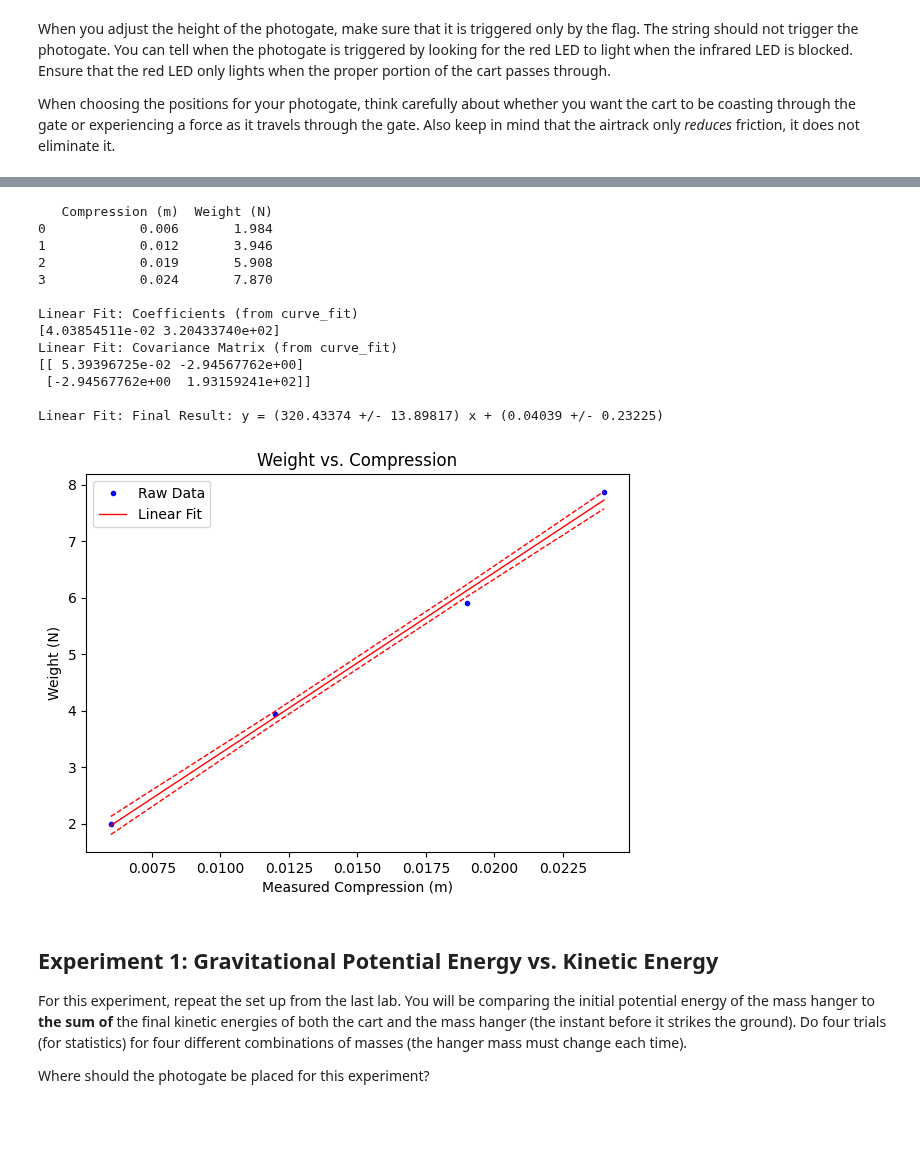
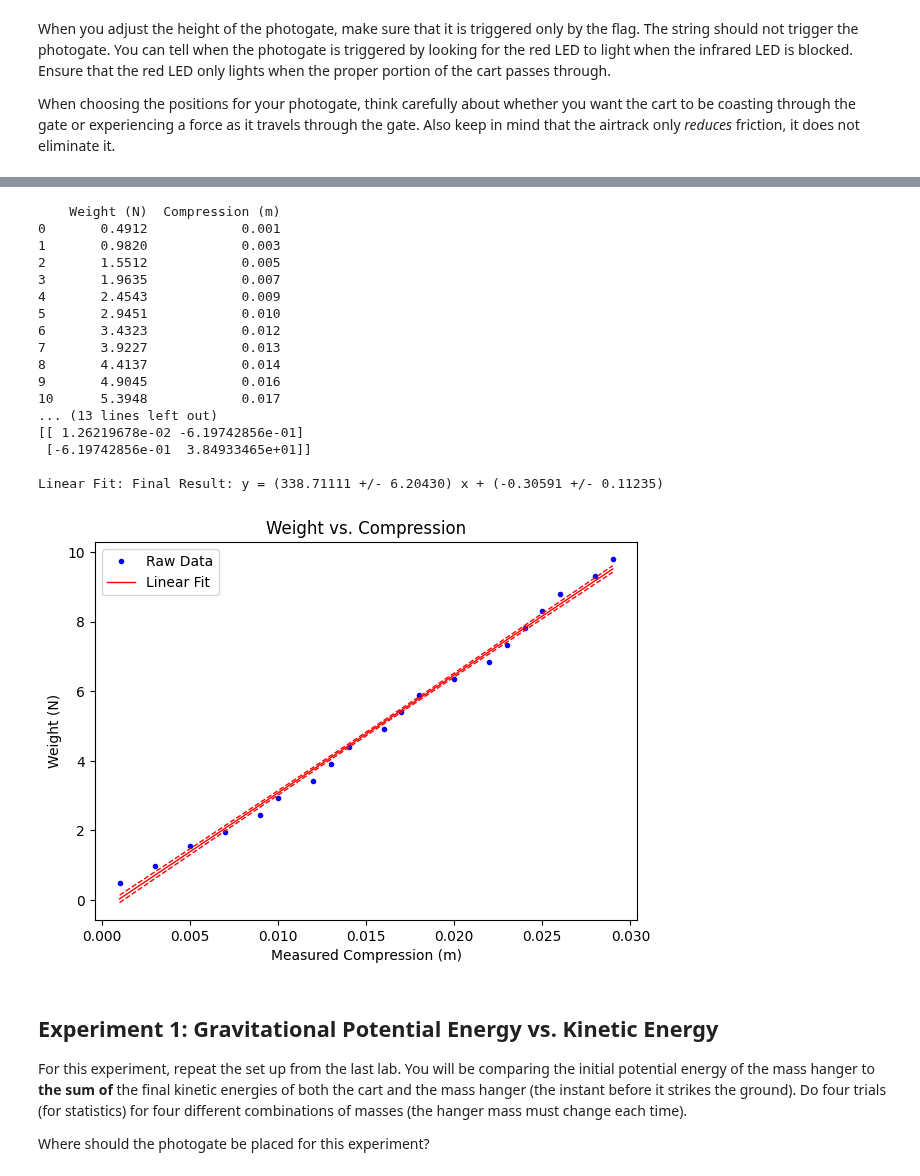
Before and after one commit to brash99/PhysicsLabs, a Jupyter notebook: PHYS201L/JupyterNotebooks/Lab5/NewData_Lab5.ipynb, the cells around one changed output, grey strips where cells are left out. Cells and saved outputs as stored; diff of their text form; code cells hidden in the pictures; blank space fills up the shorter version.

Commit message:
Measured spring constant in lab5 with new data

```diff
--- a/PHYS201L/JupyterNotebooks/Lab5/NewData_Lab5.ipynb
+++ b/PHYS201L/JupyterNotebooks/Lab5/NewData_Lab5.ipynb
@@ -140,7 +140,7 @@ the graphs you produce for each team member. **Be sure to properly label your gr
 
 # Reads the name of the csv file and gets the data
 # You will need to change this to your csv file path, most likely "./<file name>.csv"
-df = pd.read_csv("../../../ExampleFiles/Spring Constant.csv")
+df = pd.read_csv("./Spring_Constant.csv")
 
 # Prints information about the file
 #df.info()
@@ -154,46 +154,50 @@ compr = df.filter(['Compression (m)'], axis=1).dropna()
 
 # Create a figure of reasonable size and resolution, white background, black edge color
 fig=plt.figure(figsize=(7,5), dpi= 100, facecolor='w', edgecolor='k')
 
 # Gets the data values for x and y
 x_data = compr.values.reshape(-1, 1)
 y_data = weight.values.reshape(-1, 1)
 
 xi = df['Compression (m)'].to_numpy()
 yi = df['Weight (N)'].to_numpy()
 
 # Creates the base plot with titles
 plt.plot(x_data,y_data,'b.',label='Raw Data')
 plt.ylabel('Weight (N)')
 plt.xlabel('Measured Compression (m)')
 plt.title('Weight vs. Compression')
 
 # Takes the x and y values to make a trendline
 intercept, slope, dintercept, dslope = linear_fit_plot(xi,yi,plt)
 #intercept, slope, dintercept, dslope = linear_fit_plot_errors(xi,yi,0.006,0.024)
 
 # Adds the legend to the plot
 plt.legend()
 
 # Displays the plot
 plt.show()
 
 print()
 # %% [output]
-   Compression (m)  Weight (N)
-0            0.006       1.984
-1            0.012       3.946
-2            0.019       5.908
-3            0.024       7.870
+    Weight (N)  Compression (m)
+0       0.4912            0.001
+1       0.9820            0.003
+2       1.5512            0.005
+3       1.9635            0.007
+4       2.4543            0.009
+5       2.9451            0.010
+6       3.4323            0.012
+7       3.9227            0.013
+8       4.4137            0.014
+9       4.9045            0.016
+10      5.3948            0.017
+... (13 lines left out)
+[[ 1.26219678e-02 -6.19742856e-01]
+ [-6.19742856e-01  3.84933465e+01]]
 
-Linear Fit: Coefficients (from curve_fit)
-[4.03854511e-02 3.20433740e+02]
-Linear Fit: Covariance Matrix (from curve_fit)
-[[ 5.39396725e-02 -2.94567762e+00]
- [-2.94567762e+00  1.93159241e+02]]
-
-Linear Fit: Final Result: y = (320.43374 +/- 13.89817) x + (0.04039 +/- 0.23225)
+Linear Fit: Final Result: y = (338.71111 +/- 6.20430) x + (-0.30591 +/- 0.11235)
-[figure, old version]
+[figure, new version]
 # %% [markdown]
 ## Experiment 1: Gravitational Potential Energy vs. Kinetic Energy
 For this experiment, repeat the set up from the last lab. You will be comparing the initial potential energy of the mass hanger to **the sum of** the final kinetic energies of both the cart and the mass hanger (the instant before it strikes the ground). Do four trials (for statistics) for four different combinations of masses (the hanger mass must change each time).
```
Also changed, not shown: parts of 1 cell of this notebook, 2 other files.
